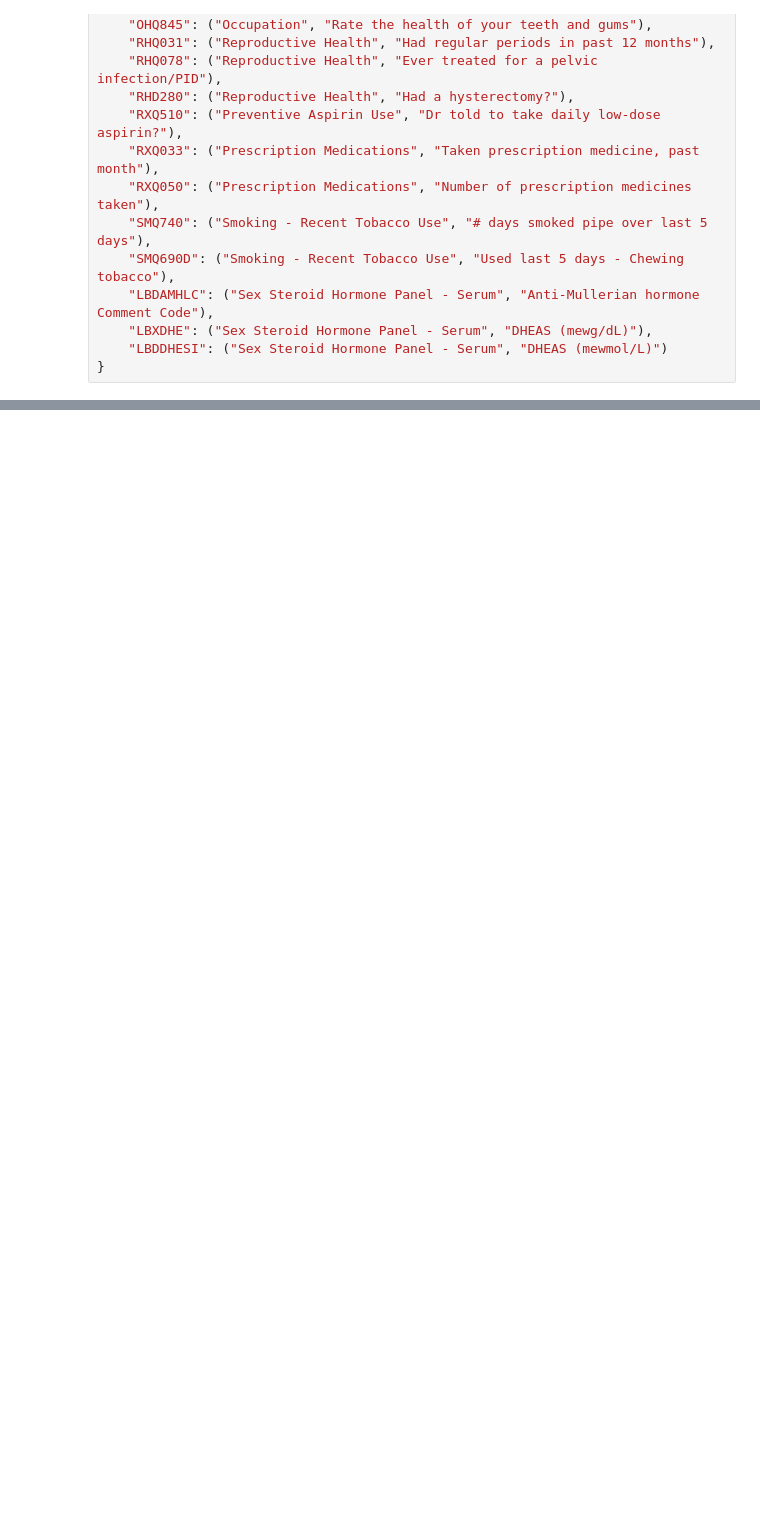
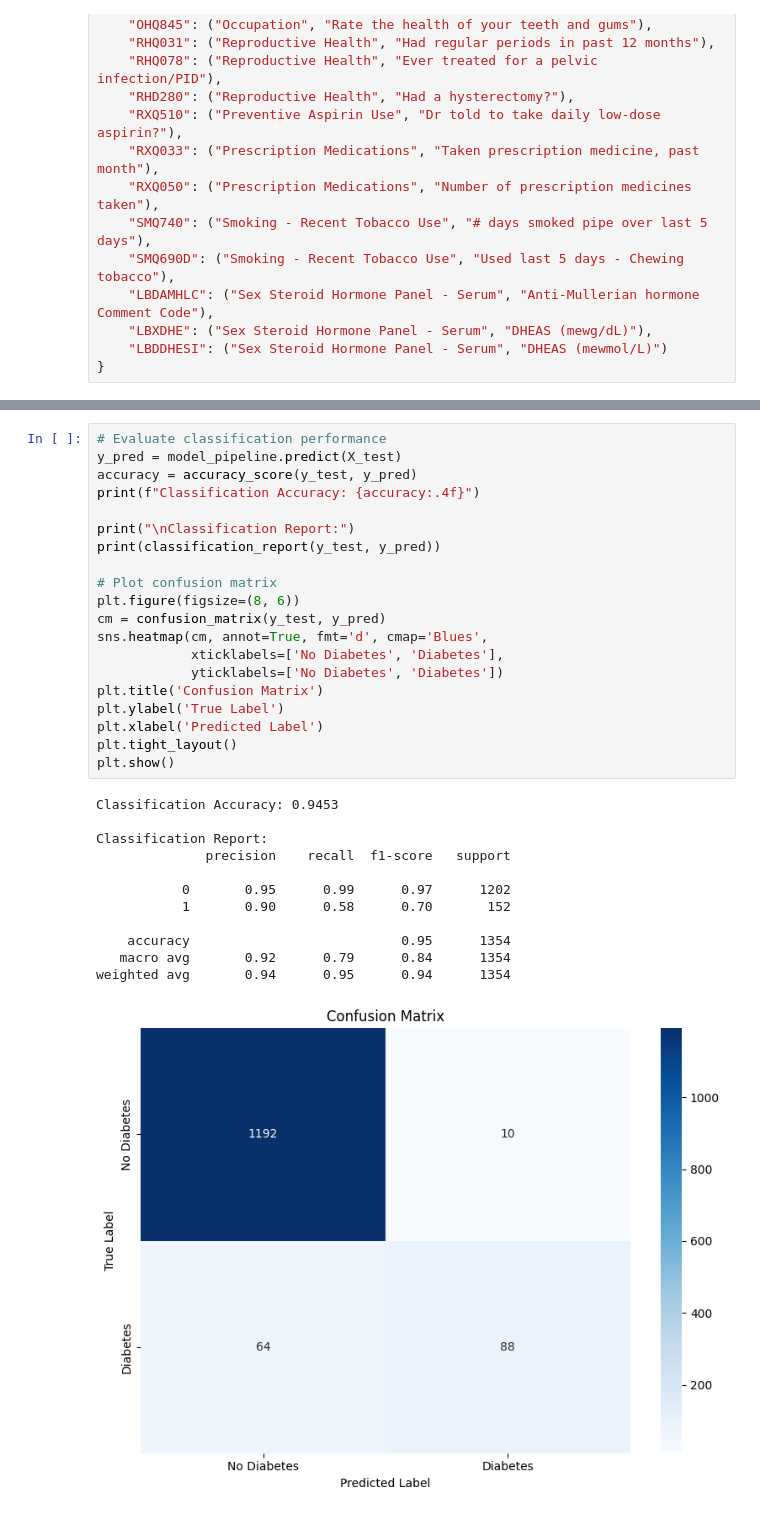
Before and after one commit to PiSaucer/CS426-Project, a Jupyter notebook: diabetes.ipynb, the cells around one changed output, grey strips where cells are left out. Saved outputs shown, nothing was run; the diff lists cells and outputs as text; blank space fills up the shorter version.

```diff
--- a/diabetes.ipynb
+++ b/diabetes.ipynb
@@ -387,0 +513,33 @@ codeDict = {
+# %%
+# Evaluate classification performance
+y_pred = model_pipeline.predict(X_test)
+accuracy = accuracy_score(y_test, y_pred)
+print(f"Classification Accuracy: {accuracy:.4f}")
+
+print("\nClassification Report:")
+print(classification_report(y_test, y_pred))
+
+# Plot confusion matrix
+plt.figure(figsize=(8, 6))
+cm = confusion_matrix(y_test, y_pred)
+sns.heatmap(cm, annot=True, fmt='d', cmap='Blues',
+            xticklabels=['No Diabetes', 'Diabetes'],
+            yticklabels=['No Diabetes', 'Diabetes'])
+plt.title('Confusion Matrix')
+plt.ylabel('True Label')
+plt.xlabel('Predicted Label')
+plt.tight_layout()
+plt.show()
+# %% [output]
+Classification Accuracy: 0.9453
+
+Classification Report:
+              precision    recall  f1-score   support
+
+           0       0.95      0.99      0.97      1202
+           1       0.90      0.58      0.70       152
+
+    accuracy                           0.95      1354
+   macro avg       0.92      0.79      0.84      1354
+weighted avg       0.94      0.95      0.94      1354
+[figure, added]
```
Also changed, not shown: parts of 17 cells of this notebook, 1 other file.
